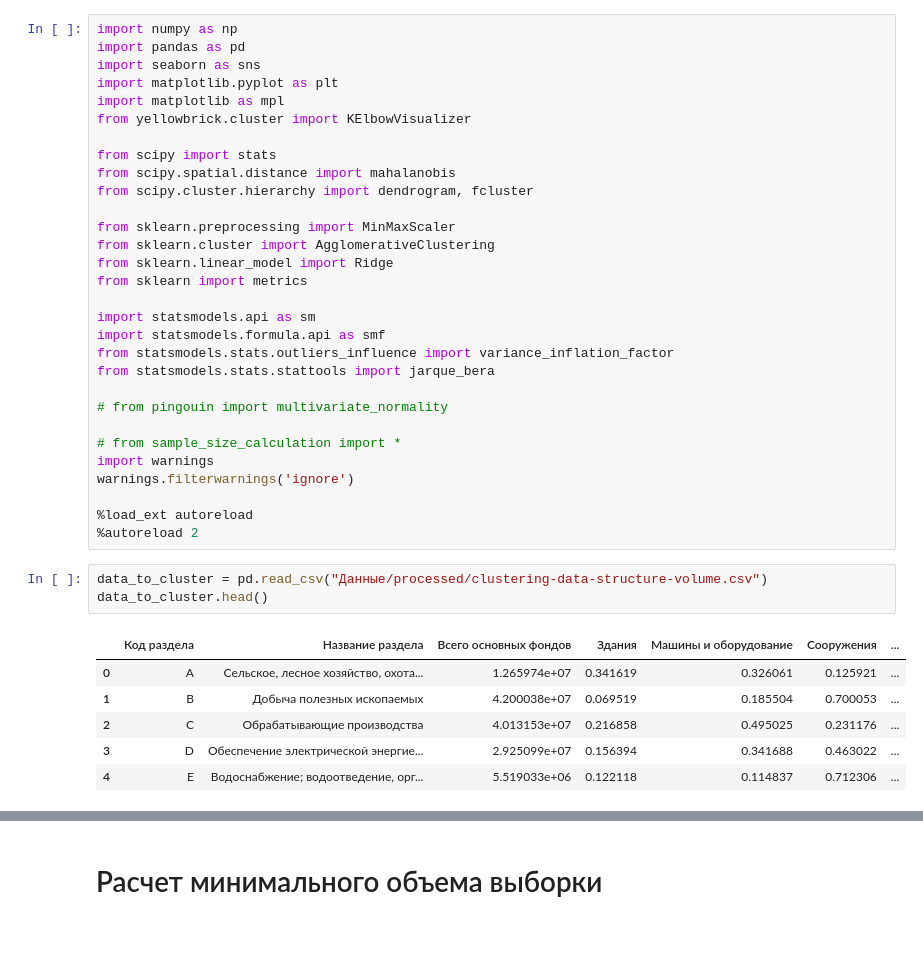
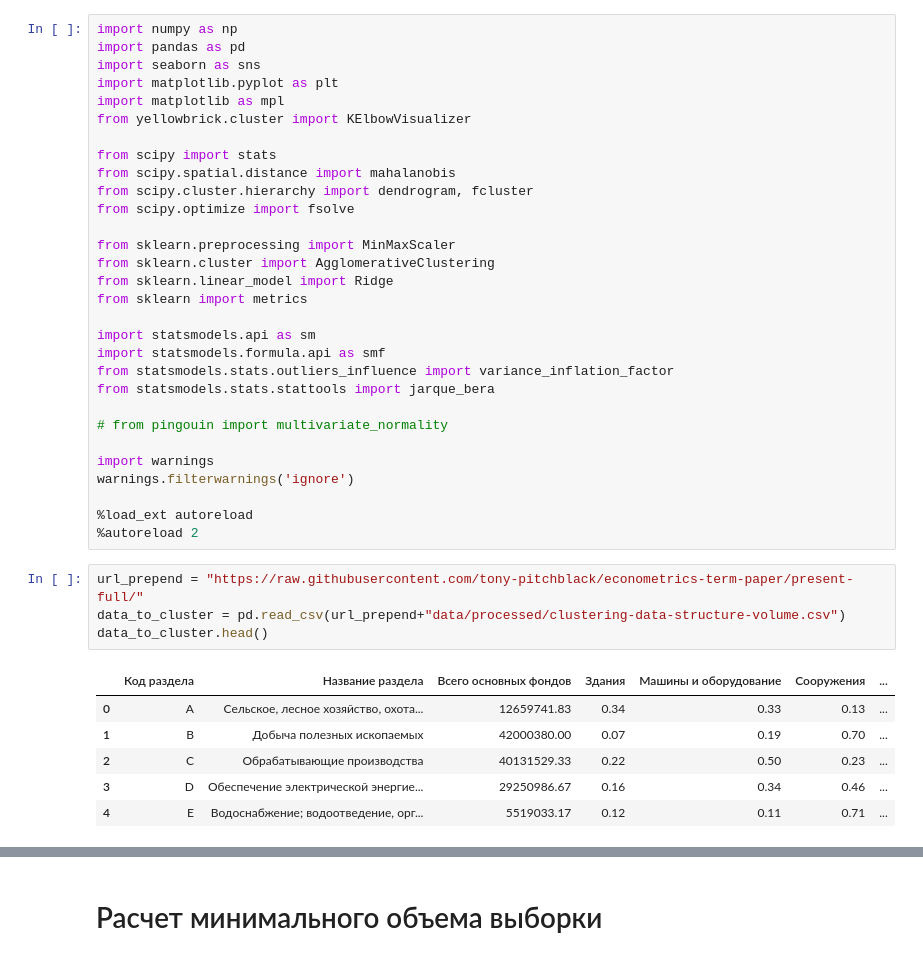
Before and after one commit to tony-pitchblack/---------------, a Jupyter notebook: clustering-structure.ipynb, the cells around one changed output, grey strips where cells are left out. Saved outputs shown, nothing was run; the diff lists cells and outputs as text.

Commit message:
github compatible url

```diff
--- a/clustering-structure.ipynb
+++ b/clustering-structure.ipynb
@@ -9,6 +9,7 @@ from yellowbrick.cluster import KElbowVisualizer
 from scipy import stats
 from scipy.spatial.distance import mahalanobis
 from scipy.cluster.hierarchy import dendrogram, fcluster
+from scipy.optimize import fsolve
 
 from sklearn.preprocessing import MinMaxScaler
 from sklearn.cluster import AgglomerativeClustering
@@ -22,20 +23,20 @@ from statsmodels.stats.stattools import jarque_bera
 
 # from pingouin import multivariate_normality
 
-# from sample_size_calculation import *
 import warnings
 warnings.filterwarnings('ignore')
 
 %load_ext autoreload
 %autoreload 2
 # %%
-data_to_cluster = pd.read_csv("Данные/processed/clustering-data-structure-volume.csv")
+url_prepend = "https://raw.githubusercontent.com/tony-pitchblack/econometrics-term-paper/present-full/"
+data_to_cluster = pd.read_csv(url_prepend+"data/processed/clustering-data-structure-volume.csv")
 data_to_cluster.head()
 # %% [output]
 |  | Код раздела | Название раздела | Всего основных фондов | Здания | Машины и оборудование | Сооружения | ... |
-| 0 | A | Сельское, лесное хозяйство, охота... | 1.265974e+07 | 0.341619 | 0.326061 | 0.125921 | ... |
-| 1 | B | Добыча полезных ископаемых | 4.200038e+07 | 0.069519 | 0.185504 | 0.700053 | ... |
-| 2 | C | Обрабатывающие производства | 4.013153e+07 | 0.216858 | 0.495025 | 0.231176 | ... |
-| 3 | D | Обеспечение электрической энергие... | 2.925099e+07 | 0.156394 | 0.341688 | 0.463022 | ... |
-| 4 | E | Водоснабжение; водоотведение, орг... | 5.519033e+06 | 0.122118 | 0.114837 | 0.712306 | ... |
+| 0 | A | Сельское, лесное хозяйство, охота... | 12659741.83 | 0.34 | 0.33 | 0.13 | ... |
+| 1 | B | Добыча полезных ископаемых | 42000380.00 | 0.07 | 0.19 | 0.70 | ... |
+| 2 | C | Обрабатывающие производства | 40131529.33 | 0.22 | 0.50 | 0.23 | ... |
+| 3 | D | Обеспечение электрической энергие... | 29250986.67 | 0.16 | 0.34 | 0.46 | ... |
+| 4 | E | Водоснабжение; водоотведение, орг... | 5519033.17 | 0.12 | 0.11 | 0.71 | ... |
 # %%
```
Also changed, not shown: parts of 3 cells of this notebook.
